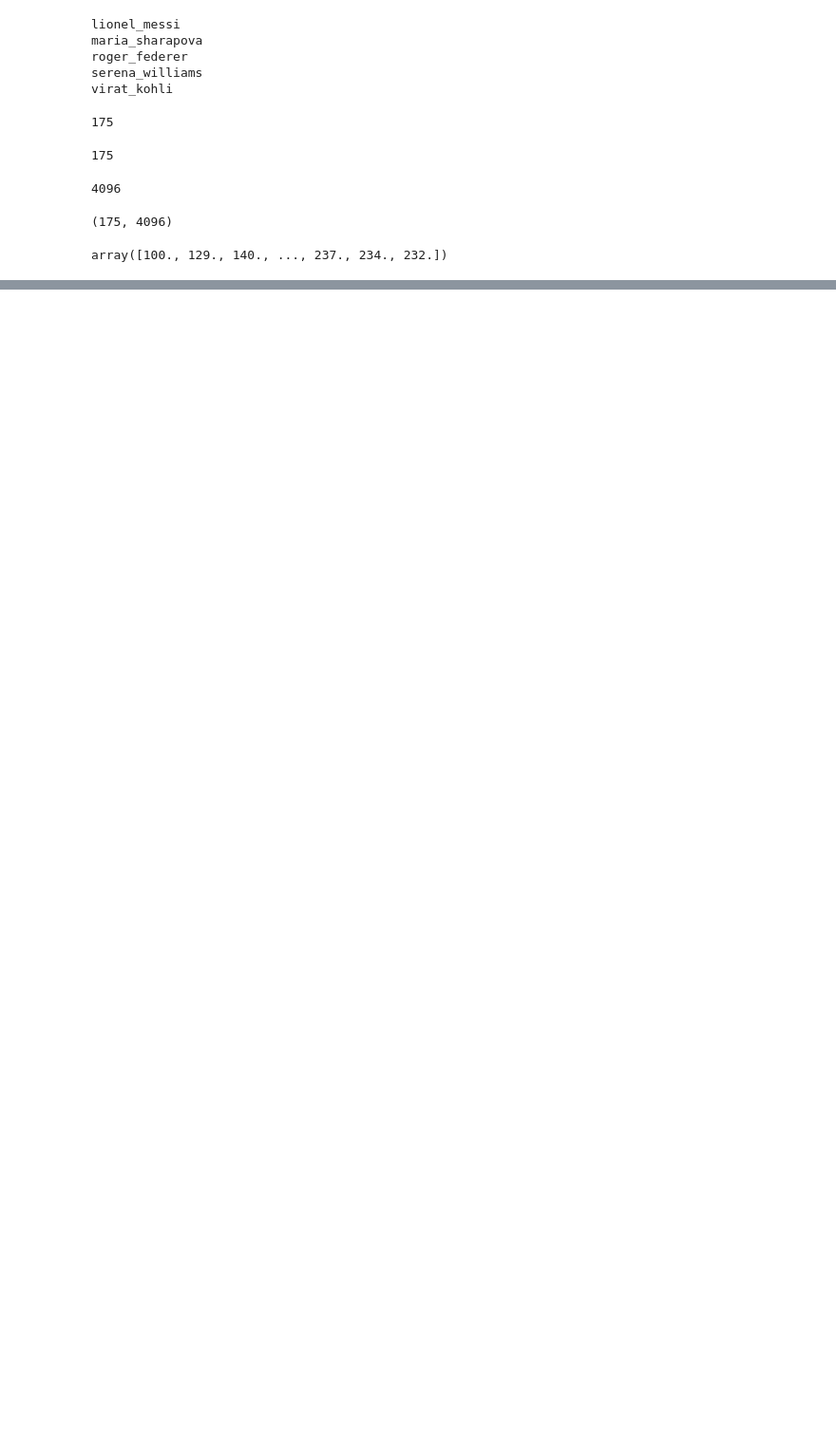
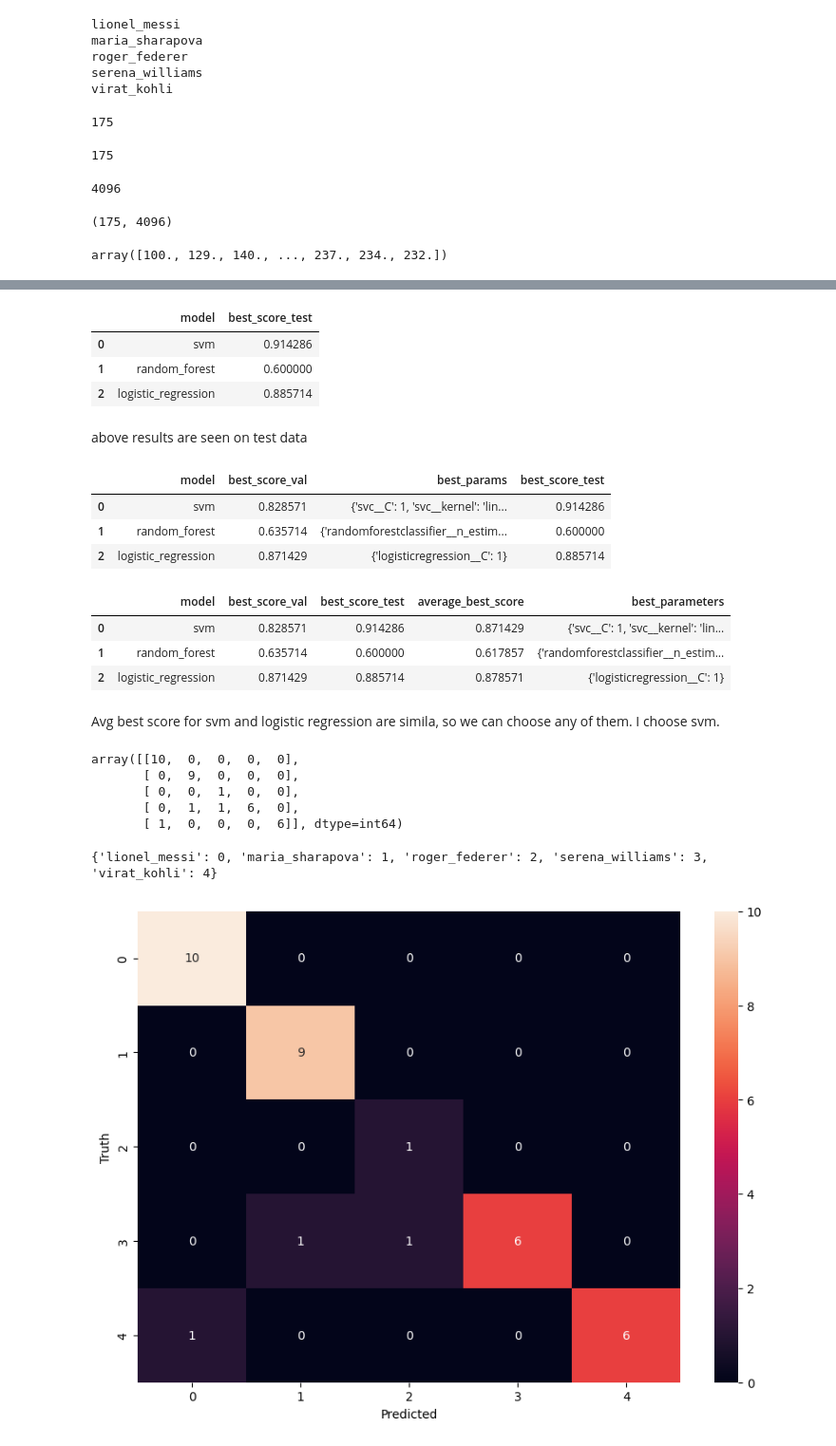
Before and after one commit to Souji-hub/sports_celebrity_image_classification, a Jupyter notebook: model/model.ipynb, the cells around one changed output, grey strips where cells are left out. Shown at 95% size. Saved outputs shown, nothing was run; the diff lists cells and outputs as text; code cells hidden in the pictures; blank space fills up the shorter version.

Commit message:
model_training

```diff
--- a/model/model.ipynb
+++ b/model/model.ipynb
@@ -126,0 +169,2 @@ array([100., 129., 140., ..., 237., 234., 232.])
+# %%
+pipe.fit(x_train,y_train)
@@ -126,0 +225,17 @@ array([100., 129., 140., ..., 237., 234., 232.])
+# %%
+scores = []
+best_estimators = {}
+import pandas as pd
+for algo, mp in model_params.items():
+    pipe = make_pipeline(StandardScaler(), mp['model'])
+    clf =  GridSearchCV(pipe, mp['params'], cv=5, return_train_score=False)
+    clf.fit(x_train, y_train)
+    scores.append({
+        'model': algo,
+        'best_score_val': clf.best_score_,
+        'best_params': clf.best_params_
+    })
+    best_estimators[algo] = clf.best_estimator_
+
+df = pd.DataFrame(scores,columns=['model','best_score_val','best_params'])
+df
@@ -126,0 +261,61 @@ array([100., 129., 140., ..., 237., 234., 232.])
+# %%
+
+results = []
+# Iterate over each model in best_estimators
+for model_name, model in best_estimators.items():
+    accuracy = model.score(x_test, y_test)
+    results.append({'model': model_name, 'best_score_test': accuracy})
+
+df2 = pd.DataFrame(results)
+df2
+# %% [output]
+|  | model | best_score_test |
+| 0 | svm | 0.914286 |
+| 1 | random_forest | 0.600000 |
+| 2 | logistic_regression | 0.885714 |
+# %% [markdown]
+above results are seen on test data
+# %%
+new_df = df.merge(df2, left_on='model', right_on='model')
+new_df
+# %% [output]
+|  | model | best_score_val | best_params | best_score_test |
+| 0 | svm | 0.828571 | {'svc__C': 1, 'svc__kernel': 'lin... | 0.914286 |
+| 1 | random_forest | 0.635714 | {'randomforestclassifier__n_estim... | 0.600000 |
+| 2 | logistic_regression | 0.871429 | {'logisticregression__C': 1} | 0.885714 |
+# %%
+new_df['average_best_score'] = (new_df['best_score_val'] + new_df['best_score_test']) / 2
+new_df['best_parameters'] = new_df['best_params']
+new_df.drop(['best_params'], axis = 1, inplace=True)
+new_df
+# %% [output]
+|  | model | best_score_val | best_score_test | average_best_score | best_parameters |
+| 0 | svm | 0.828571 | 0.914286 | 0.871429 | {'svc__C': 1, 'svc__kernel': 'lin... |
+| 1 | random_forest | 0.635714 | 0.600000 | 0.617857 | {'randomforestclassifier__n_estim... |
+| 2 | logistic_regression | 0.871429 | 0.885714 | 0.878571 | {'logisticregression__C': 1} |
+# %% [markdown]
+Avg best score for svm and logistic regression are simila, so we can choose any of them. I choose svm.
+# %%
+best_classifier = best_estimators['svm']
+# %%
+from sklearn.metrics import confusion_matrix
+cm = confusion_matrix(y_test, best_classifier.predict(x_test))
+cm
+# %% [output]
+array([[10,  0,  0,  0,  0],
+       [ 0,  9,  0,  0,  0],
+       [ 0,  0,  1,  0,  0],
+       [ 0,  1,  1,  6,  0],
+       [ 1,  0,  0,  0,  6]], dtype=int64)
+# %%
+#visualization of confusion matrix
+import seaborn as sn
+plt.figure(figsize = (10,7))
+sn.heatmap(cm, annot=True)
+plt.xlabel('Predicted')
+plt.ylabel('Truth')
+
+print(class_dict)
+# %% [output]
+{'lionel_messi': 0, 'maria_sharapova': 1, 'roger_federer': 2, 'serena_williams': 3, 'virat_kohli': 4}
+[figure, added]
```
Also changed, not shown: parts of 17 cells of this notebook, 2 other files.
